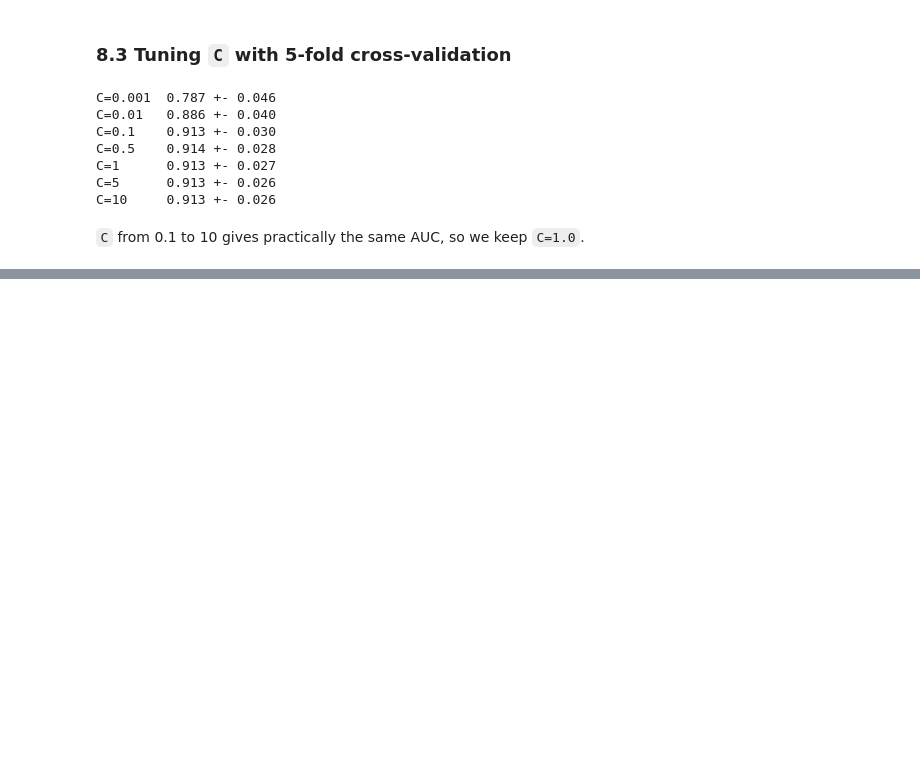
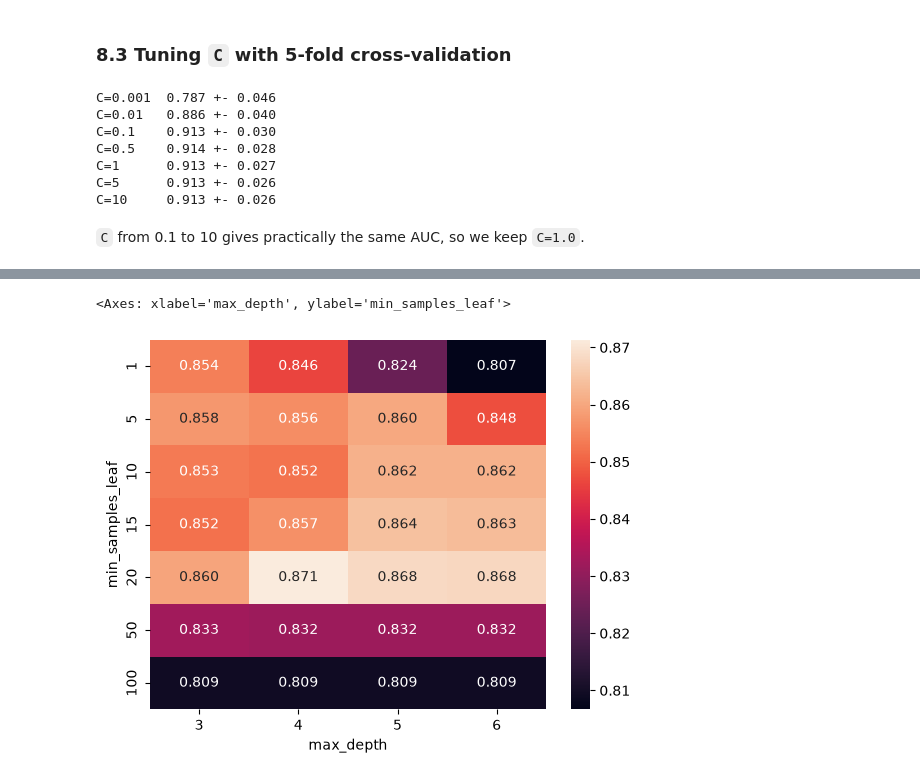
Before and after one commit to yujiezhou001/heart-failure-prediction, a Jupyter notebook: notebook.ipynb, the cells around one changed output, grey strips where cells are left out. Saved outputs shown, nothing was run; the diff lists cells and outputs as text; code cells hidden in the pictures; blank space fills up the shorter version.

Commit message:
Model selection, tuning and final training and prediction

```diff
--- a/notebook.ipynb
+++ b/notebook.ipynb
@@ -560,0 +563,17 @@ C=10     0.913 +- 0.026
+# %%
+from sklearn.tree import DecisionTreeClassifier
+
+# same features as logistic regression: missing values filled with the training median
+dv = DictVectorizer(sparse=False)
+
+X_train = dv.fit_transform(prepare_dicts(df_train, fill_median))
+X_val = dv.transform(prepare_dicts(df_val, fill_median))
+# %%
+for depth in [1, 2, 3, 4, 5, 6, 10, 15, 20, None]:
+    dt = DecisionTreeClassifier(max_depth=depth, random_state=1)
+    dt.fit(X_train, y_train)
+
+    y_pred = dt.predict_proba(X_val)[:, 1]
+    auc = roc_auc_score(y_val, y_pred)
+
+    print('%4s -> %.3f' % (depth, auc))
@@ -560,0 +591,15 @@ C=10     0.913 +- 0.026
+# %%
+scores = []
+
+for depth in [3, 4, 5, 6]:
+    for s in [1, 5, 10, 15, 20, 50, 100]:
+        dt = DecisionTreeClassifier(max_depth=depth, min_samples_leaf=s, random_state=1)
+        dt.fit(X_train, y_train)
+
+        y_pred = dt.predict_proba(X_val)[:, 1]
+        auc = roc_auc_score(y_val, y_pred)
+
+        scores.append((depth, s, auc))
+
+df_scores = pd.DataFrame(scores, columns=['max_depth', 'min_samples_leaf', 'auc'])
+df_scores.sort_values(by='auc', ascending=False).head()
@@ -560,0 +613,6 @@ C=10     0.913 +- 0.026
+# %%
+df_scores_pivot = df_scores.pivot(index='min_samples_leaf', columns='max_depth', values='auc')
+sns.heatmap(df_scores_pivot, annot=True, fmt='.3f')
+# %% [output]
+<Axes: xlabel='max_depth', ylabel='min_samples_leaf'>
+[figure, added]
```
Also changed, not shown: parts of 36 cells of this notebook, 3 other files.
